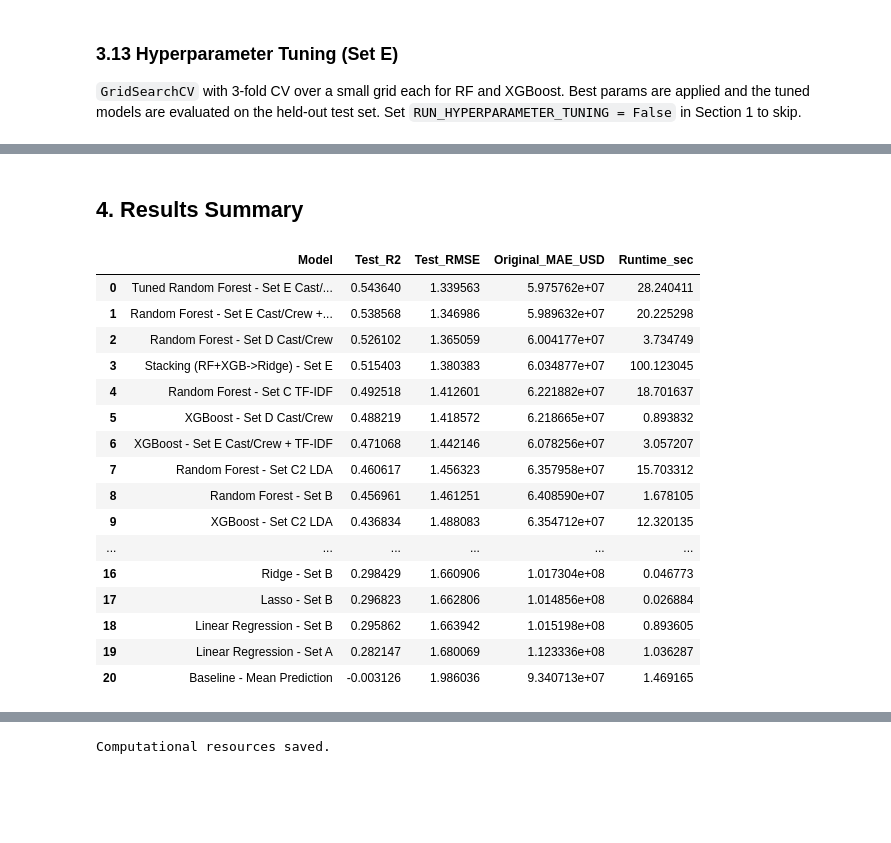
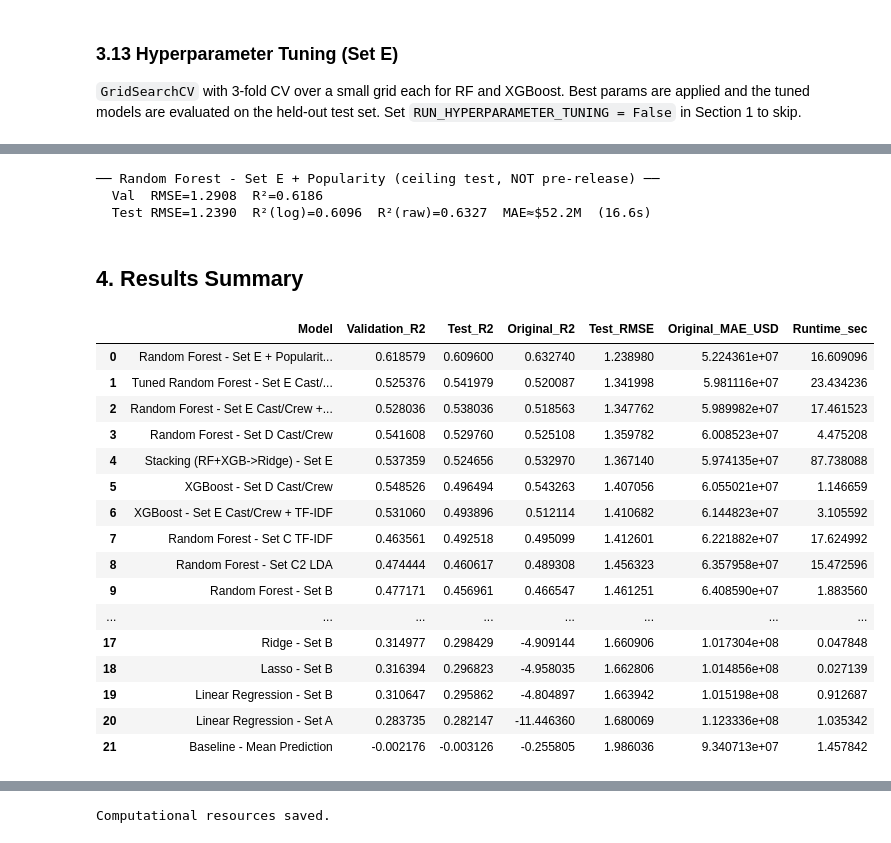
Before and after one commit to M3Rain/760_3, a Jupyter notebook: movie_revenue_prediction.ipynb, the cells around one changed output, grey strips where cells are left out. Cells and saved outputs as stored; diff of their text form; code cells hidden in the pictures; blank space fills up the shorter version.

```diff
--- a/movie_revenue_prediction.ipynb
+++ b/movie_revenue_prediction.ipynb
@@ -572,6 +577,13 @@ def safe_original_scale_mae(y_true_log, y_pred_log):
     y_true = np.expm1(y_true_log)
     y_pred = np.clip(np.expm1(y_pred_log), 0, None)
     return mean_absolute_error(y_true, y_pred)
+
+def safe_original_scale_r2(y_true_log, y_pred_log):
+    # R^2 computed on raw-revenue scale — useful for apples-to-apples comparison
+    # against papers that didn't log-transform the target.
+    y_true = np.expm1(y_true_log)
+    y_pred = np.clip(np.expm1(y_pred_log), 0, None)
+    return r2_score(y_true, y_pred)
 
 def evaluate_model(model_name, estimator, X_train, y_train, X_test, y_test,
                    numeric_only=False):
@@ -596,14 +608,17 @@ def evaluate_model(model_name, estimator, X_train, y_train, X_test, y_test,
     test_rmse = rmse_score(y_test, y_pred)
     test_r2   = r2_score(y_test, y_pred)
     orig_mae  = safe_original_scale_mae(y_test, y_pred)
+    orig_r2   = safe_original_scale_r2(y_test, y_pred)
 
     print(f'  Val  RMSE={val_rmse:.4f}  R²={val_r2:.4f}')
-    print(f'  Test RMSE={test_rmse:.4f}  R²={test_r2:.4f}  MAE≈${orig_mae/1e6:.1f}M  ({runtime:.1f}s)')
+    print(f'  Test RMSE={test_rmse:.4f}  R²(log)={test_r2:.4f}  R²(raw)={orig_r2:.4f}  '
+          f'MAE≈${orig_mae/1e6:.1f}M  ({runtime:.1f}s)')
 
     return {
         'Model': model_name,
         'Validation_MAE': val_mae, 'Validation_RMSE': val_rmse, 'Validation_R2': val_r2,
         'Test_MAE': test_mae, 'Test_RMSE': test_rmse, 'Test_R2': test_r2,
+        'Original_R2': orig_r2,
         'Original_MAE_USD': orig_mae, 'Runtime_sec': runtime,
     }, estimator
 # %% [markdown]
@@ -922,34 +947,56 @@ Tuning results saved.
+# %%
+if 'popularity' in train_df.columns:
+    feature_set_e_pop  = feature_set_d + ['popularity']
+    X_train_e_pop      = train_df[feature_set_e_pop + ['overview']]
+    X_test_e_pop       = test_df[feature_set_e_pop  + ['overview']]
+    tfidf_prep_e_pop   = make_tfidf_preprocessor(feature_set_e_pop)
+
+    pipeline = Pipeline([('features', tfidf_prep_e_pop), ('model', get_rf())])
+    res, fit = evaluate_model(
+        'Random Forest - Set E + Popularity (ceiling test, NOT pre-release)',
+        pipeline, X_train_e_pop, y_train, X_test_e_pop, y_test,
+    )
+    results.append(res); fitted_models[res['Model']] = fit
+else:
+    print('`popularity` column not present in processed data — '
+          're-run Section 2 to include it.')
+# %% [output]
+── Random Forest - Set E + Popularity (ceiling test, NOT pre-release) ──
+  Val  RMSE=1.2908  R²=0.6186
+  Test RMSE=1.2390  R²(log)=0.6096  R²(raw)=0.6327  MAE≈$52.2M  (16.6s)
 # %% [markdown]
 ## 4. Results Summary
 # %%
 results_df = pd.DataFrame(results)[[
     'Model','Validation_MAE','Validation_RMSE','Validation_R2',
-    'Test_MAE','Test_RMSE','Test_R2','Original_MAE_USD','Runtime_sec'
+    'Test_MAE','Test_RMSE','Test_R2','Original_R2','Original_MAE_USD','Runtime_sec'
 ]].sort_values('Test_R2', ascending=False).reset_index(drop=True)
 
 results_df.to_csv(FINAL_RESULTS_PATH, index=False)
-results_df.head(5)[['Model','Test_R2','Test_RMSE','Original_MAE_USD','Runtime_sec']].to_csv(
-    TOP5_RESULTS_PATH, index=False)
+results_df.head(5)[['Model','Test_R2','Original_R2','Test_RMSE',
+                    'Original_MAE_USD','Runtime_sec']].to_csv(TOP5_RESULTS_PATH, index=False)
 
-display(results_df[['Model','Test_R2','Test_RMSE','Original_MAE_USD','Runtime_sec']])
+# Show both metrics so the apples-to-apples comparison vs un-logged papers is obvious.
+display(results_df[['Model','Validation_R2','Test_R2','Original_R2','Test_RMSE',
+                    'Original_MAE_USD','Runtime_sec']])
 # %% [output]
-|  | Model | Test_R2 | Test_RMSE | Original_MAE_USD | Runtime_sec |
-| 0 | Tuned Random Forest - Set E Cast/... | 0.543640 | 1.339563 | 5.975762e+07 | 28.240411 |
-| 1 | Random Forest - Set E Cast/Crew +... | 0.538568 | 1.346986 | 5.989632e+07 | 20.225298 |
-| 2 | Random Forest - Set D Cast/Crew | 0.526102 | 1.365059 | 6.004177e+07 | 3.734749 |
-| 3 | Stacking (RF+XGB->Ridge) - Set E | 0.515403 | 1.380383 | 6.034877e+07 | 100.123045 |
-| 4 | Random Forest - Set C TF-IDF | 0.492518 | 1.412601 | 6.221882e+07 | 18.701637 |
-| 5 | XGBoost - Set D Cast/Crew | 0.488219 | 1.418572 | 6.218665e+07 | 0.893832 |
-| 6 | XGBoost - Set E Cast/Crew + TF-IDF | 0.471068 | 1.442146 | 6.078256e+07 | 3.057207 |
-| 7 | Random Forest - Set C2 LDA | 0.460617 | 1.456323 | 6.357958e+07 | 15.703312 |
-| 8 | Random Forest - Set B | 0.456961 | 1.461251 | 6.408590e+07 | 1.678105 |
-| 9 | XGBoost - Set C2 LDA | 0.436834 | 1.488083 | 6.354712e+07 | 12.320135 |
-| ... | ... | ... | ... | ... | ... |
-| 16 | Ridge - Set B | 0.298429 | 1.660906 | 1.017304e+08 | 0.046773 |
-| 17 | Lasso - Set B | 0.296823 | 1.662806 | 1.014856e+08 | 0.026884 |
-| 18 | Linear Regression - Set B | 0.295862 | 1.663942 | 1.015198e+08 | 0.893605 |
-| 19 | Linear Regression - Set A | 0.282147 | 1.680069 | 1.123336e+08 | 1.036287 |
-| 20 | Baseline - Mean Prediction | -0.003126 | 1.986036 | 9.340713e+07 | 1.469165 |
+|  | Model | Validation_R2 | Test_R2 | Original_R2 | Test_RMSE | Original_MAE_USD | Runtime_sec |
+| 0 | Random Forest - Set E + Popularit... | 0.618579 | 0.609600 | 0.632740 | 1.238980 | 5.224361e+07 | 16.609096 |
+| 1 | Tuned Random Forest - Set E Cast/... | 0.525376 | 0.541979 | 0.520087 | 1.341998 | 5.981116e+07 | 23.434236 |
+| 2 | Random Forest - Set E Cast/Crew +... | 0.528036 | 0.538036 | 0.518563 | 1.347762 | 5.989982e+07 | 17.461523 |
+| 3 | Random Forest - Set D Cast/Crew | 0.541608 | 0.529760 | 0.525108 | 1.359782 | 6.008523e+07 | 4.475208 |
+| 4 | Stacking (RF+XGB->Ridge) - Set E | 0.537359 | 0.524656 | 0.532970 | 1.367140 | 5.974135e+07 | 87.738088 |
+| 5 | XGBoost - Set D Cast/Crew | 0.548526 | 0.496494 | 0.543263 | 1.407056 | 6.055021e+07 | 1.146659 |
+| 6 | XGBoost - Set E Cast/Crew + TF-IDF | 0.531060 | 0.493896 | 0.512114 | 1.410682 | 6.144823e+07 | 3.105592 |
+| 7 | Random Forest - Set C TF-IDF | 0.463561 | 0.492518 | 0.495099 | 1.412601 | 6.221882e+07 | 17.624992 |
+| 8 | Random Forest - Set C2 LDA | 0.474444 | 0.460617 | 0.489308 | 1.456323 | 6.357958e+07 | 15.472596 |
+| 9 | Random Forest - Set B | 0.477171 | 0.456961 | 0.466547 | 1.461251 | 6.408590e+07 | 1.883560 |
+| ... | ... | ... | ... | ... | ... | ... | ... |
+| 17 | Ridge - Set B | 0.314977 | 0.298429 | -4.909144 | 1.660906 | 1.017304e+08 | 0.047848 |
+| 18 | Lasso - Set B | 0.316394 | 0.296823 | -4.958035 | 1.662806 | 1.014856e+08 | 0.027139 |
+| 19 | Linear Regression - Set B | 0.310647 | 0.295862 | -4.804897 | 1.663942 | 1.015198e+08 | 0.912687 |
+| 20 | Linear Regression - Set A | 0.283735 | 0.282147 | -11.446360 | 1.680069 | 1.123336e+08 | 1.035342 |
+| 21 | Baseline - Mean Prediction | -0.002176 | -0.003126 | -0.255805 | 1.986036 | 9.340713e+07 | 1.457842 |
 # %%
 top_plot = results_df.head(5).sort_values('Test_R2', ascending=True)
 fig, ax = plt.subplots(figsize=(10, 4))
```
Also changed, not shown: parts of 21 cells of this notebook.
